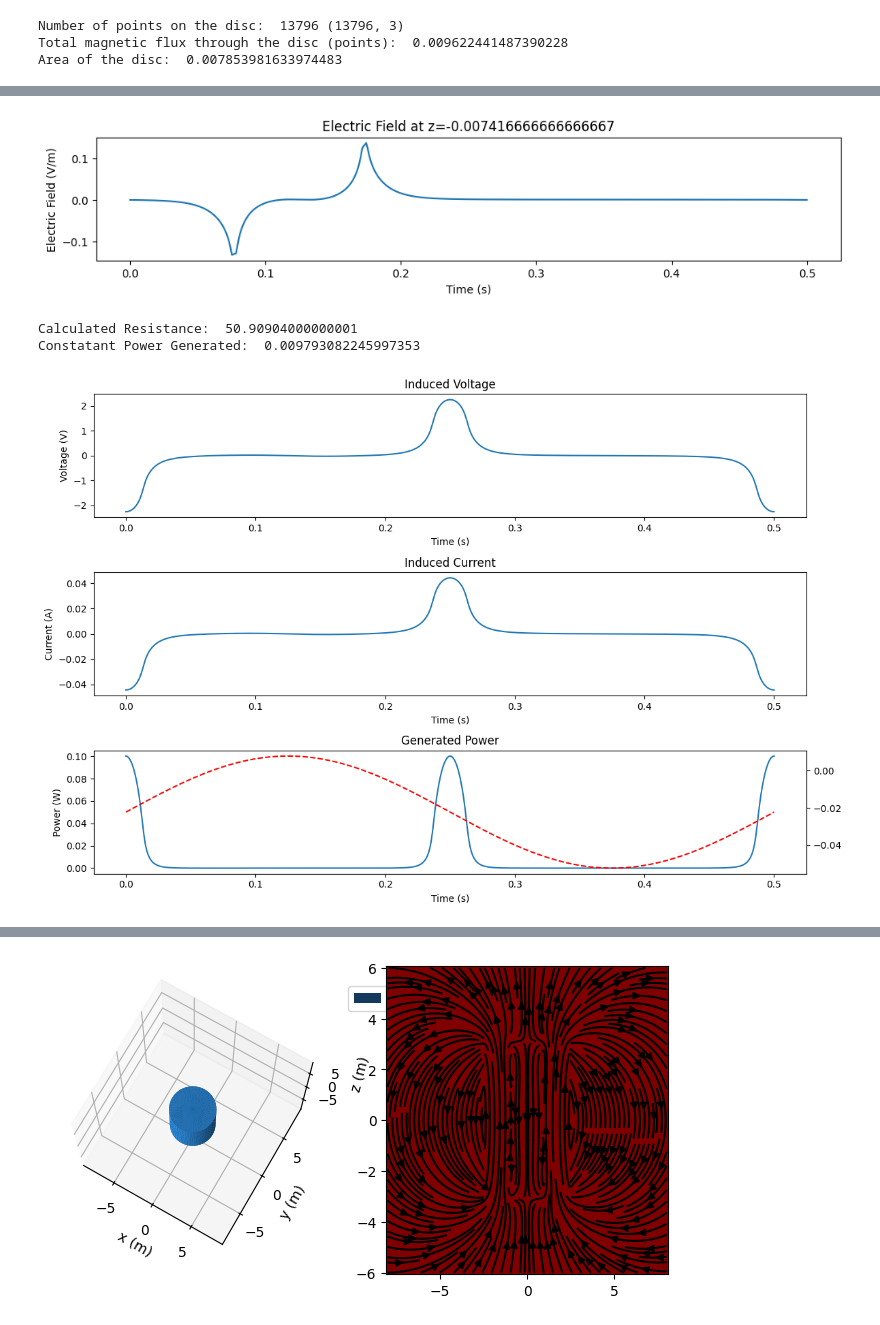
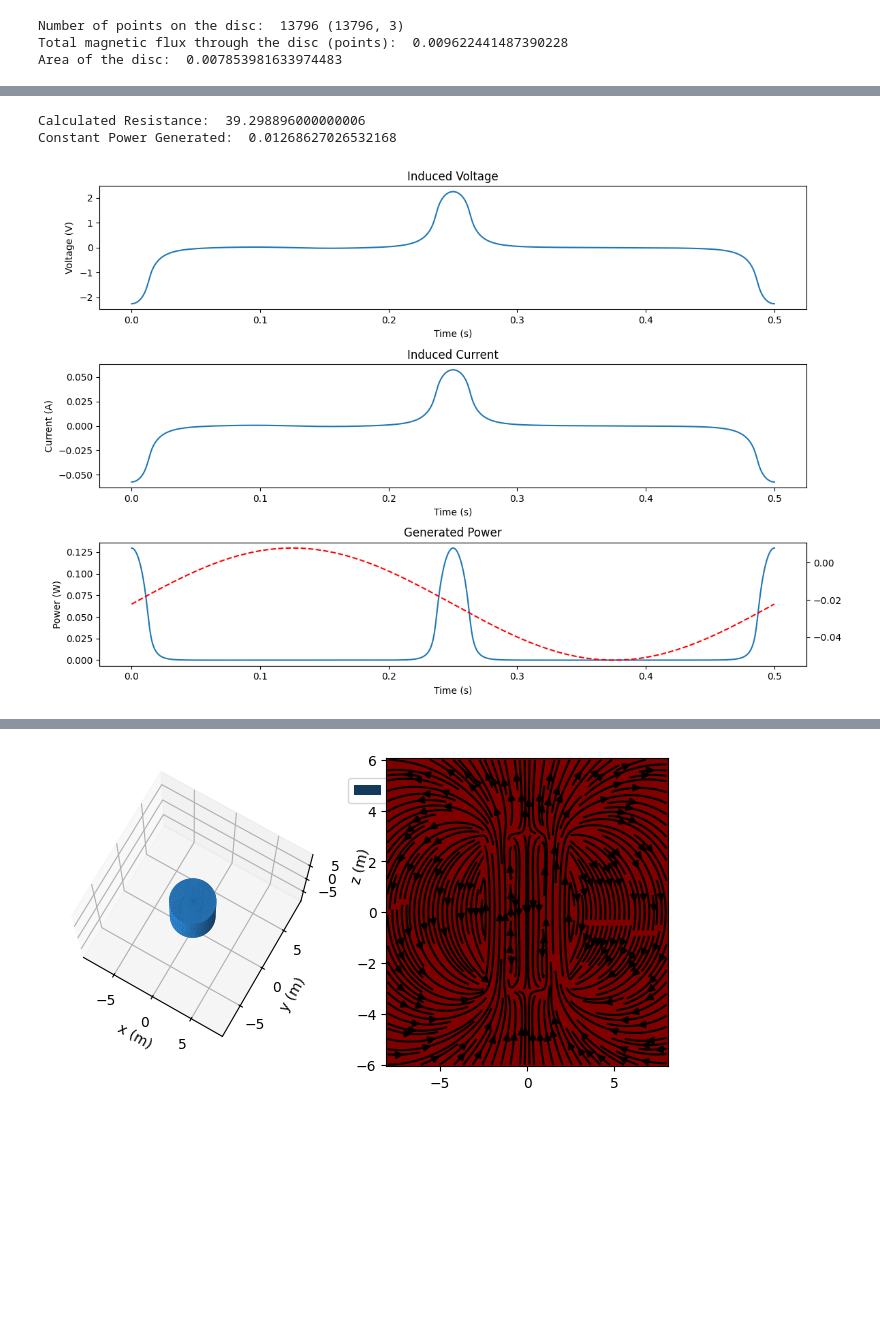
Before and after one commit to Sebleko/induction_generator, a Jupyter notebook: python/induction-simulation.ipynb, the cells around one changed output, grey strips where cells are left out. Drawn from its saved outputs; the diff is of its cells as text; code cells hidden in the pictures; blank space fills up the shorter version.

Commit message:
Tweaked some parameters and added function for finding optimal number for coil winding.

```diff
--- a/python/induction-simulation.ipynb
+++ b/python/induction-simulation.ipynb
@@ -381,14 +381,47 @@ Constatant Power Generated:  0.007124842567748125
 # %%
 # Assume that the coil is the size of an aaa battery. The magnet is suspended isndie the coil and is oscillating up and down.
 
-def calculate_resistance_of_coil(N=5772, coil_radius=0.0105/2, d_wire=0.0002, rho=1.68e-8):
+
+def calculate_inner_radius(outer_radius, coil_length, number_of_turns, wire_diameter):
+    # Calculate the number of turns per layer
+    turns_per_layer = coil_length / wire_diameter
+
+    # Initialize variables
+    remaining_turns = number_of_turns
+    current_radius = outer_radius
+    wire_length = 0
+
+    # Loop through each layer and calculate the inner radius
+    while remaining_turns > 0:
+        if current_radius <= 0:
+            raise ValueError("Invalid configuration: The number of turns and wire diameter do not fit into the outer radius.")
+
+        # Calculate the number of turns in the current layer
+        turns_in_layer = min(remaining_turns, turns_per_layer)
+
+        # Calculate the length of wire in the current layer
+        layer_length = 2 * np.pi * current_radius * turns_in_layer
+        wire_length += layer_length
+
+        # Subtract the current layer's thickness from the radius
+        current_radius -= wire_diameter
+
+        # Update remaining turns
+        remaining_turns -= turns_in_layer
+
+    inner_radius = current_radius
+    if inner_radius <= 0:
+        raise ValueError("Invalid configuration: The number of turns and wire diameter do not fit into the outer radius.")
+
+    return inner_radius, wire_length
+
+
+def calculate_resistance_of_coil(wire_length, d_wire=0.0002, rho=1.68e-8):
     """
-    Calculate the resistance of the coil.
+    Calculate the resistance of the coil based on the wire length.
     """
-    # Calculate the resistance of the coil
-    wire_length = 2 * np.pi * coil_radius * N
     wire_cross_section = np.pi * (d_wire / 2)**2
-    R = rho_copper * wire_length / wire_cross_section
+    R = rho * wire_length / wire_cross_section
     return R
 
 multiplier = 1
@@ -405,7 +438,8 @@ coil_length = 0.0445 * multiplier  # Length of the coil (m)
 coil_radius = 0.0105 / 2  # Radius of the coil (m)
 N = 5772 / 2 * multiplier # Number of turns in the coil
 
-R = calculate_resistance_of_coil(N, coil_radius, 0.0002, 1.68e-8)
+_, wire_length = calculate_inner_radius(coil_radius, coil_length, N, 0.0002)
+R = calculate_resistance_of_coil(wire_length, 0.0002, 1.68e-8)
 
 # The magnet radius must be slightly smaller than the coil radius.
 magnet_radius = 0.01 / 2  # Radius of the magnet in meters
@@ -440,41 +474,41 @@ def calculate_voltage(t, z_func, r, N, coil_length, magnet, r_discretization=3,
     z_segments = np.linspace(-coil_length / 2, coil_length / 2, z_discretization)  # Segments along the z-axis
     segment_length = coil_length / z_discretization  # Length of each segment
     flux_through_segments = calculate_flux(z, magnet, z_segments, r, r_discretization)
 
     # Calculate the rate of change of magnetic flux with respect to time
     dB_dt = np.gradient(flux_through_segments, t, axis=0)
 
     # Calculate the induced electric field
     E = -dB_dt / (2 * np.pi * r)
 
     # Plot the electric field at a specific position to debug.
-    evaluate_at = z_discretization // 3
-    plt.figure(figsize=(12, 2))
-    plt.plot(t, E[:, evaluate_at])
-    plt.title(f"Electric Field at z={z_segments[evaluate_at]}")
-    plt.xlabel("Time (s)")
-    plt.ylabel("Electric Field (V/m)")
-    plt.show()
+    # evaluate_at = z_discretization // 3
+    # plt.figure(figsize=(12, 2))
+    # plt.plot(t, E[:, evaluate_at])
+    # plt.title(f"Electric Field at z={z_segments[evaluate_at]}")
+    # plt.xlabel("Time (s)")
+    # plt.ylabel("Electric Field (V/m)")
+    # plt.show()
 
     # Calculate the parallel component of the wire
     parallel_component_of_the_wire = 2 * np.pi * r * N / coil_length * segment_length
 
     # Calculate the total voltage across the coil
     V = np.sum(E * parallel_component_of_the_wire, axis=1)
 
     return V
 
 
 # Time array
 t = np.linspace(0, 0.5, 500)  # Time from 0 to 1 seconds
 
 equation_of_motion = lambda t: amplitude * np.sin(omega * t) + offset
 # Calculate the voltage across the coil by summing up the voltages across the coil segments
 V = calculate_voltage(t, equation_of_motion, coil_radius, N, coil_length, magnet, r_discretization=20, z_discretization=1000*multiplier)
 
 plot(t, V, R, equation_of_motion)
+#0.009
 # %% [output]
+Calculated Resistance:  39.298896000000006
+Constant Power Generated:  0.01268627026532168
-[figure, old version]
+[figure, new version]
-Calculated Resistance:  50.90904000000001
-Constatant Power Generated:  0.009793082245997353
-[figure, removed]
```
Also changed, not shown: parts of 4 cells of this notebook, 1 other file.
